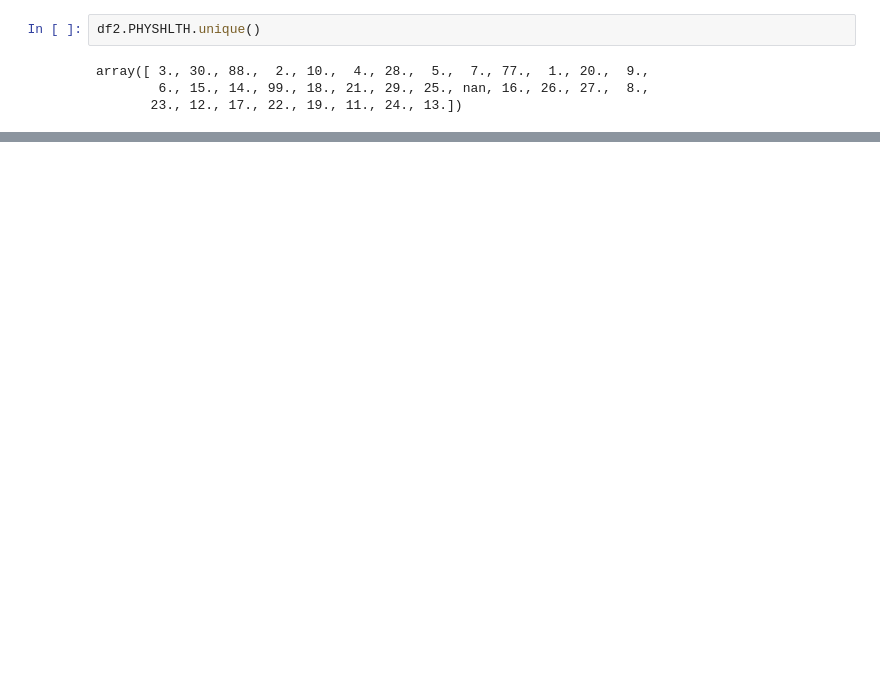
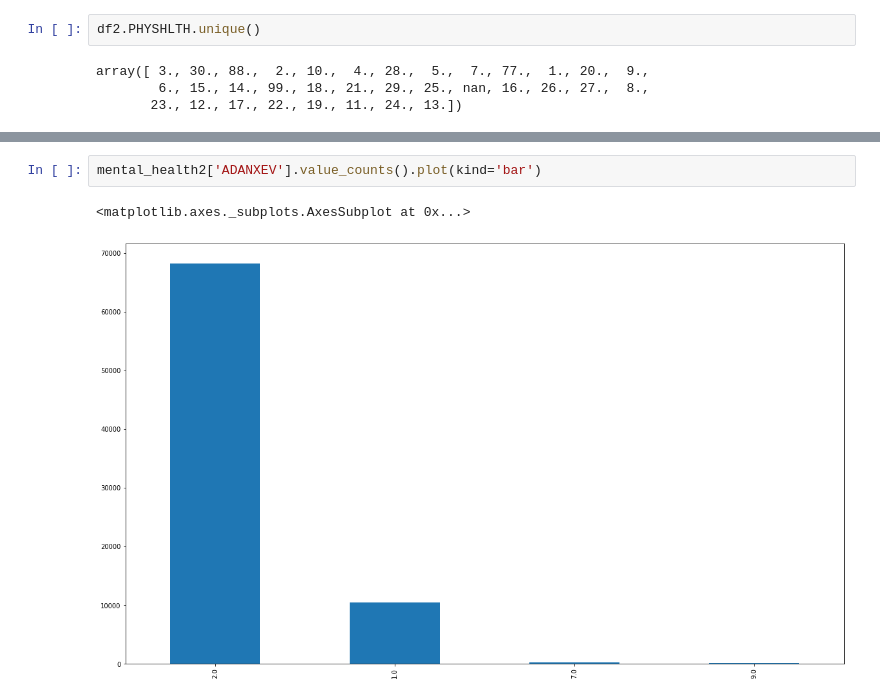
Before and after one commit to meagvo/BRFSS_Capstone2, a Jupyter notebook: BRFSS_capstone.ipynb, the cells around one changed output, grey strips where cells are left out. Saved outputs shown, nothing was run; the diff lists cells and outputs as text; blank space fills up the shorter version.

```diff
--- a/BRFSS_capstone.ipynb
+++ b/BRFSS_capstone.ipynb
@@ -432,0 +243,5 @@ Please also refer to the documentation for alternative solver options:
+# %%
+mental_health2['ADANXEV'].value_counts().plot(kind='bar')
+# %% [output]
+<matplotlib.axes._subplots.AxesSubplot at 0x...>
+[figure, added]
```
Also changed, not shown: parts of 100 cells of this notebook.
